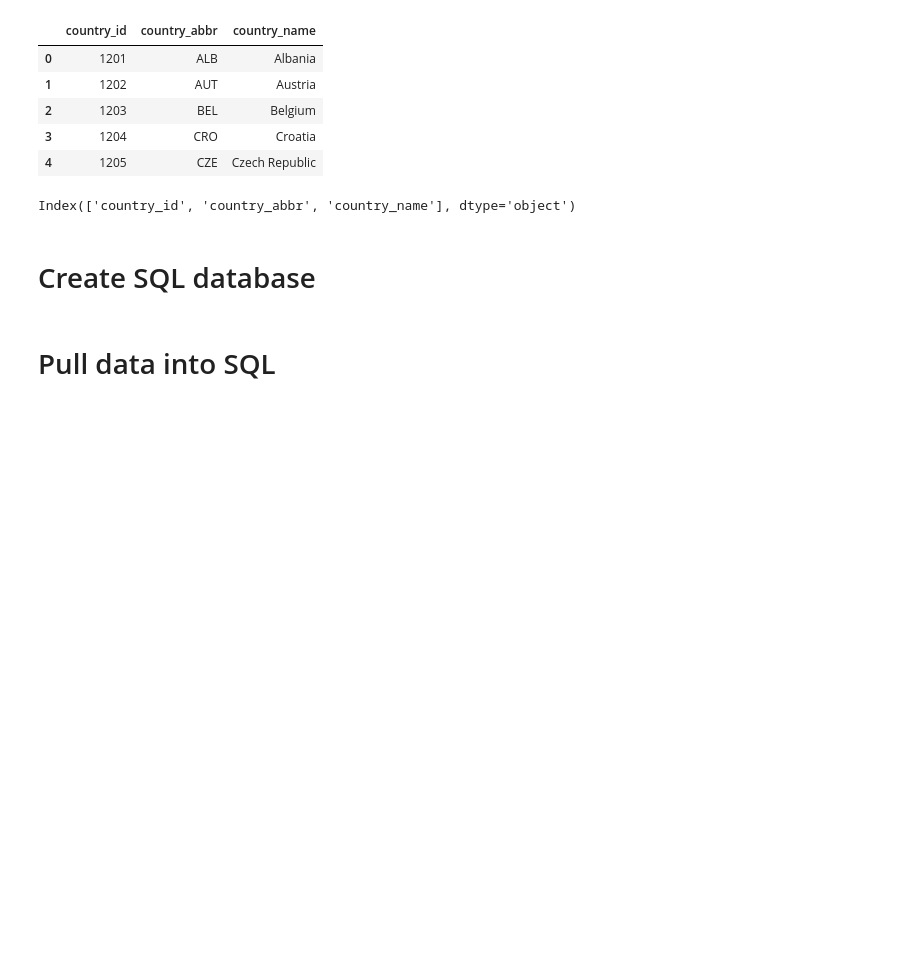
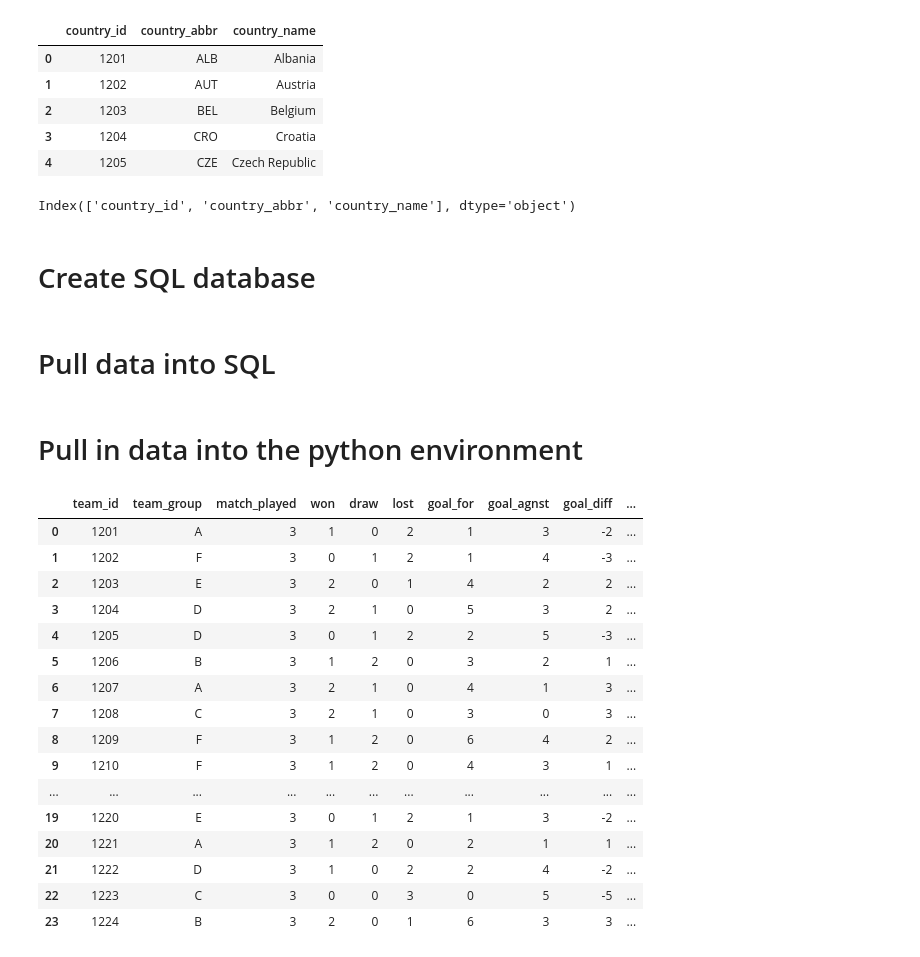
Before and after one commit to darigak/exercise, a Jupyter notebook: sql_2.ipynb, the cells around one changed output. Saved outputs shown, nothing was run; the diff lists cells and outputs as text; code cells hidden in the pictures; blank space fills up the shorter version.

```diff
--- a/sql_2.ipynb
+++ b/sql_2.ipynb
@@ -87,3 +87,28 @@ for index, row in soccer_country.iterrows():
                     values(?,?,?)""",
                     row)
 conn.commit()
+# %% [markdown]
+# Pull in data into the python environment
+# %%
+cur.execute("SELECT * from soccer_team")
+soccer_team_data = pd.DataFrame(cur.fetchall())
+soccer_team_data.columns = [x[0] for x in cur.description]
+soccer_team_data
+# %% [output]
+|  | team_id | team_group | match_played | won | draw | lost | goal_for | goal_agnst | goal_diff | ... |
+| 0 | 1201 | A | 3 | 1 | 0 | 2 | 1 | 3 | -2 | ... |
+| 1 | 1202 | F | 3 | 0 | 1 | 2 | 1 | 4 | -3 | ... |
+| 2 | 1203 | E | 3 | 2 | 0 | 1 | 4 | 2 | 2 | ... |
+| 3 | 1204 | D | 3 | 2 | 1 | 0 | 5 | 3 | 2 | ... |
+| 4 | 1205 | D | 3 | 0 | 1 | 2 | 2 | 5 | -3 | ... |
+| 5 | 1206 | B | 3 | 1 | 2 | 0 | 3 | 2 | 1 | ... |
+| 6 | 1207 | A | 3 | 2 | 1 | 0 | 4 | 1 | 3 | ... |
+| 7 | 1208 | C | 3 | 2 | 1 | 0 | 3 | 0 | 3 | ... |
+| 8 | 1209 | F | 3 | 1 | 2 | 0 | 6 | 4 | 2 | ... |
+| 9 | 1210 | F | 3 | 1 | 2 | 0 | 4 | 3 | 1 | ... |
+| ... | ... | ... | ... | ... | ... | ... | ... | ... | ... | ... |
+| 19 | 1220 | E | 3 | 0 | 1 | 2 | 1 | 3 | -2 | ... |
+| 20 | 1221 | A | 3 | 1 | 2 | 0 | 2 | 1 | 1 | ... |
+| 21 | 1222 | D | 3 | 1 | 0 | 2 | 2 | 4 | -2 | ... |
+| 22 | 1223 | C | 3 | 0 | 0 | 3 | 0 | 5 | -5 | ... |
+| 23 | 1224 | B | 3 | 2 | 0 | 1 | 6 | 3 | 3 | ... |
```
Also changed, not shown: parts of 8 cells of this notebook.
